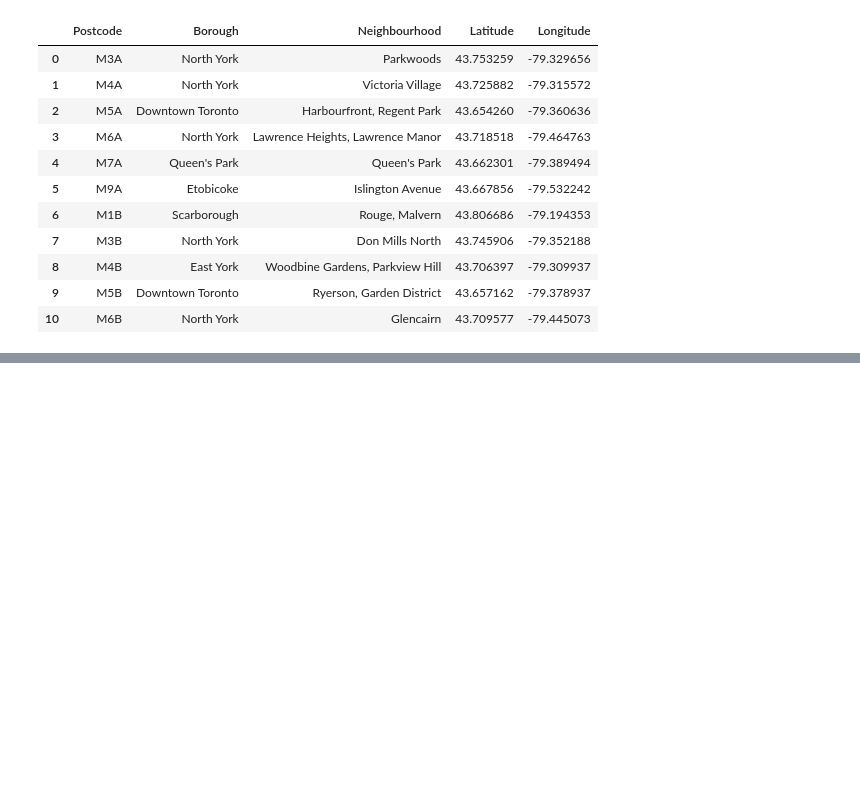
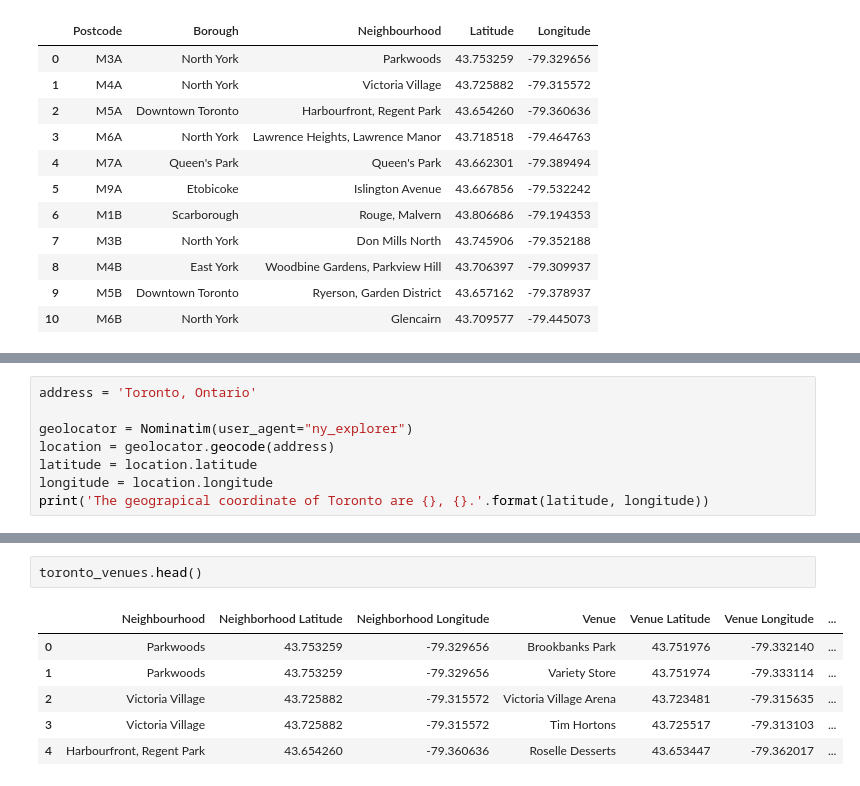
Before and after one commit to kanthohk/Coursera_Capstone, a Jupyter notebook: Segment_Cluster.ipynb, the cells around one changed output, grey strips where cells are left out. Saved outputs shown, nothing was run; the diff lists cells and outputs as text; blank space fills up the shorter version.

```diff
--- a/Segment_Cluster.ipynb
+++ b/Segment_Cluster.ipynb
@@ -192,0 +237,8 @@ df.head(11)
+# %%
+address = 'Toronto, Ontario'
+
+geolocator = Nominatim(user_agent="ny_explorer")
+location = geolocator.geocode(address)
+latitude = location.latitude
+longitude = location.longitude
+print('The geograpical coordinate of Toronto are {}, {}.'.format(latitude, longitude))
@@ -192,0 +348,9 @@ df.head(11)
+# %%
+toronto_venues.head()
+# %% [output]
+|  | Neighbourhood | Neighborhood Latitude | Neighborhood Longitude | Venue | Venue Latitude | Venue Longitude | ... |
+| 0 | Parkwoods | 43.753259 | -79.329656 | Brookbanks Park | 43.751976 | -79.332140 | ... |
+| 1 | Parkwoods | 43.753259 | -79.329656 | Variety Store | 43.751974 | -79.333114 | ... |
+| 2 | Victoria Village | 43.725882 | -79.315572 | Victoria Village Arena | 43.723481 | -79.315635 | ... |
+| 3 | Victoria Village | 43.725882 | -79.315572 | Tim Hortons | 43.725517 | -79.313103 | ... |
+| 4 | Harbourfront, Regent Park | 43.654260 | -79.360636 | Roselle Desserts | 43.653447 | -79.362017 | ... |
```
Also changed, not shown: parts of 40 cells of this notebook.
